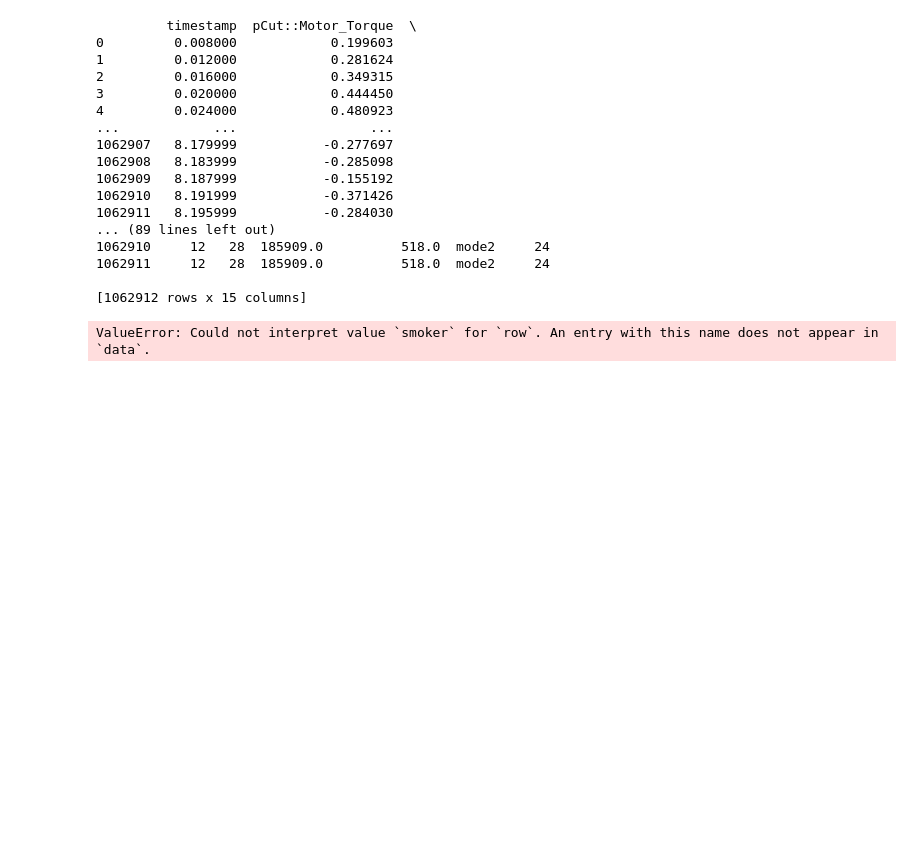
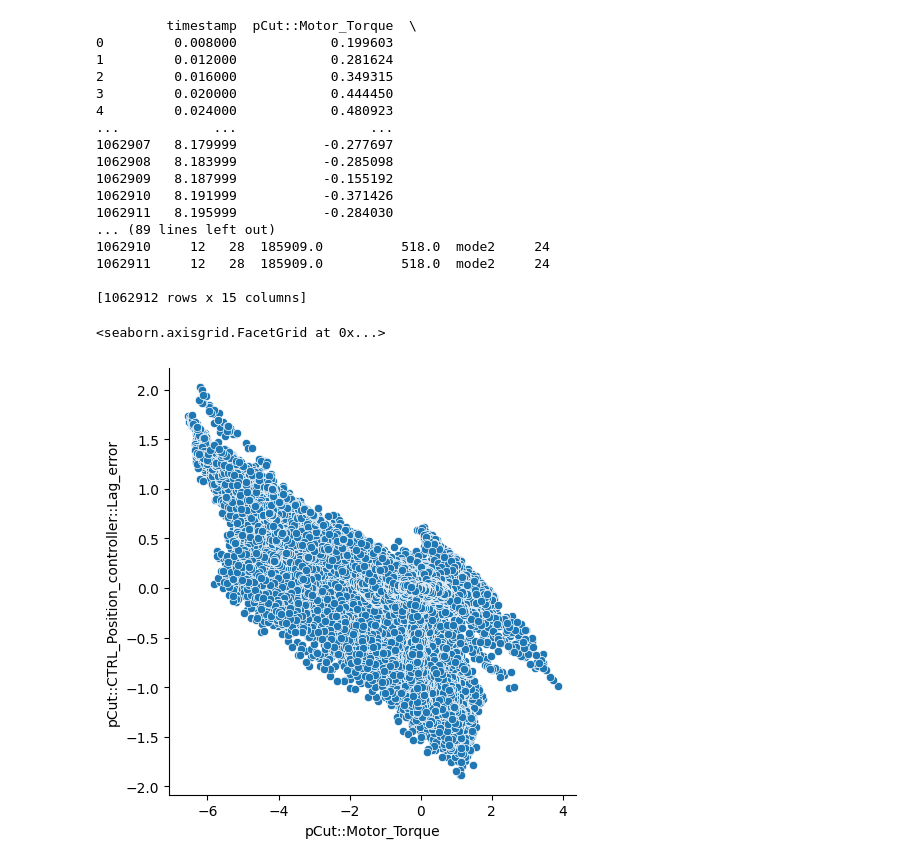
Before and after one commit to maketas1/CuartetoCalavera, a Jupyter notebook: proyecto_Carlos.ipynb, the cells around one changed output. Saved outputs shown, nothing was run; the diff lists cells and outputs as text; code cells hidden in the pictures; blank space fills up the shorter version.

```diff
--- a/proyecto_Carlos.ipynb
+++ b/proyecto_Carlos.ipynb
@@ -287,16 +285,20 @@ print(df1_copia)
 # %%
 import seaborn as sns
 
+# Primer gráfico
+
+df1 = df1.drop_duplicates(
+    subset=[
+        'pCut::Motor_Torque',
+        'pCut::CTRL_Position_controller::Lag_error'
+    ]
+).reset_index(drop=True)
+
 sns.relplot(
-    qdata=df1,
+    data=df1,
     x='pCut::Motor_Torque',
-    y='pCut::CTRL_Position_controller::Lag_error',
-    kind='scatter',
-    col='time',
-    row='smoker',
-    height=4,
-    aspect=1.2,
-    alpha=0.7
+    y='pCut::CTRL_Position_controller::Lag_error'
 )
 # %% [output]
-ValueError: Could not interpret value `smoker` for `row`. An entry with this name does not appear in `data`.
+<seaborn.axisgrid.FacetGrid at 0x...>
+[figure, added]
```
Also changed, not shown: parts of 12 cells of this notebook, 2 other files.
